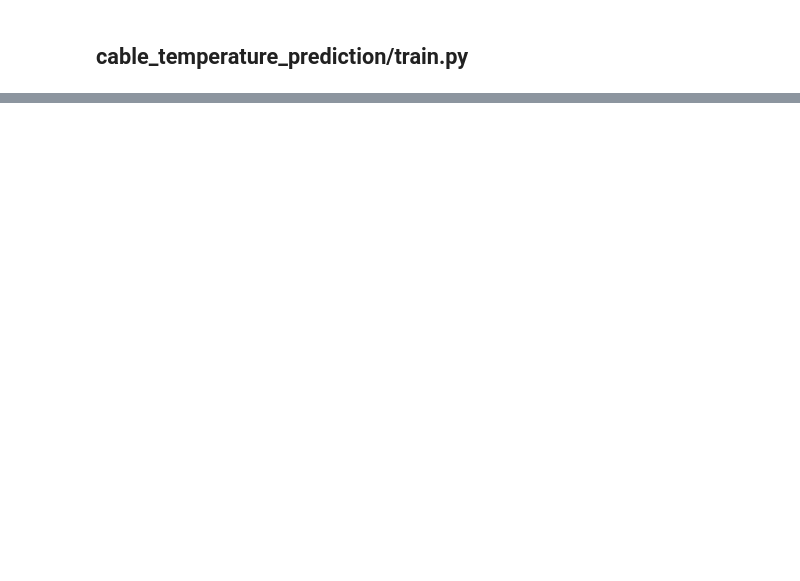
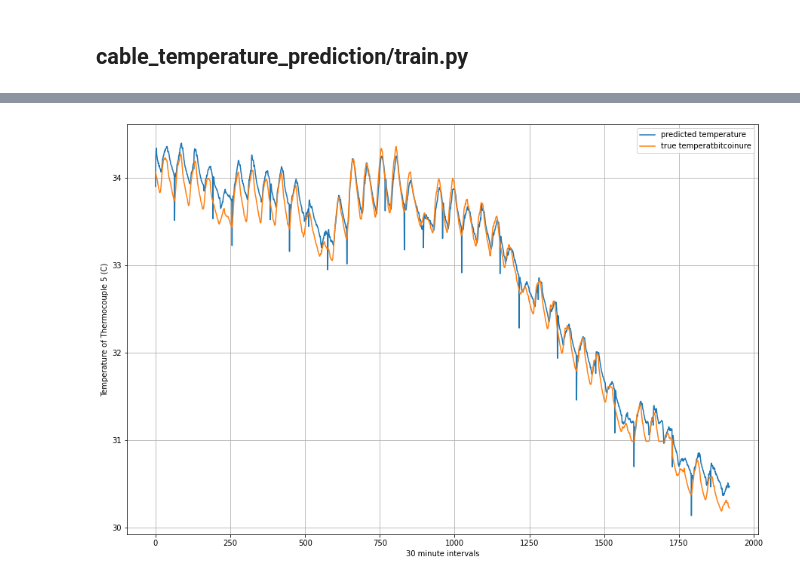
Before and after one commit to torrhen/cable_temperature_prediction, a Jupyter notebook: cable_temperature_prediction.ipynb, the cells around one changed output, grey strips where cells are left out. Cells and saved outputs as stored; diff of their text form; code cells hidden in the pictures; blank space fills up the shorter version.

```diff
--- a/cable_temperature_prediction.ipynb
+++ b/cable_temperature_prediction.ipynb
@@ -484,0 +381,7 @@ tensor([15.3600, 15.3600, 15.3700, 15.3800, 15.3800, 15.3900, 15.4000, 15.3900,
+# %%
+# initialize custom model [num_features, hidden_size, output_size, num_layers] and allocate to device
+model_1 = LongShortTermMemoryNetwork(4, 16, 1, 1).to(device)
+model_1_test = LongShortTermMemoryNetwork(4, 16, 1, 1).to(device)
+model_1_test.reset_state()
+# print a summary of the model using a generic input shape
+summary(model_1_test, input_size=(64, 4), col_names=['input_size', 'output_size', 'trainable'])
@@ -484,0 +435,7 @@ tensor([15.3600, 15.3600, 15.3700, 15.3800, 15.3800, 15.3900, 15.4000, 15.3900,
+# %%
+# make predictions with LSTM model
+y_preds = make_predictions(model_1, test_dataloader, device)
+# plot predictions of LSTM model
+plot_predictions(y_preds, test_data.y)
+# %% [output]
+[figure, added]
```
Also changed, not shown: parts of 47 cells of this notebook.
